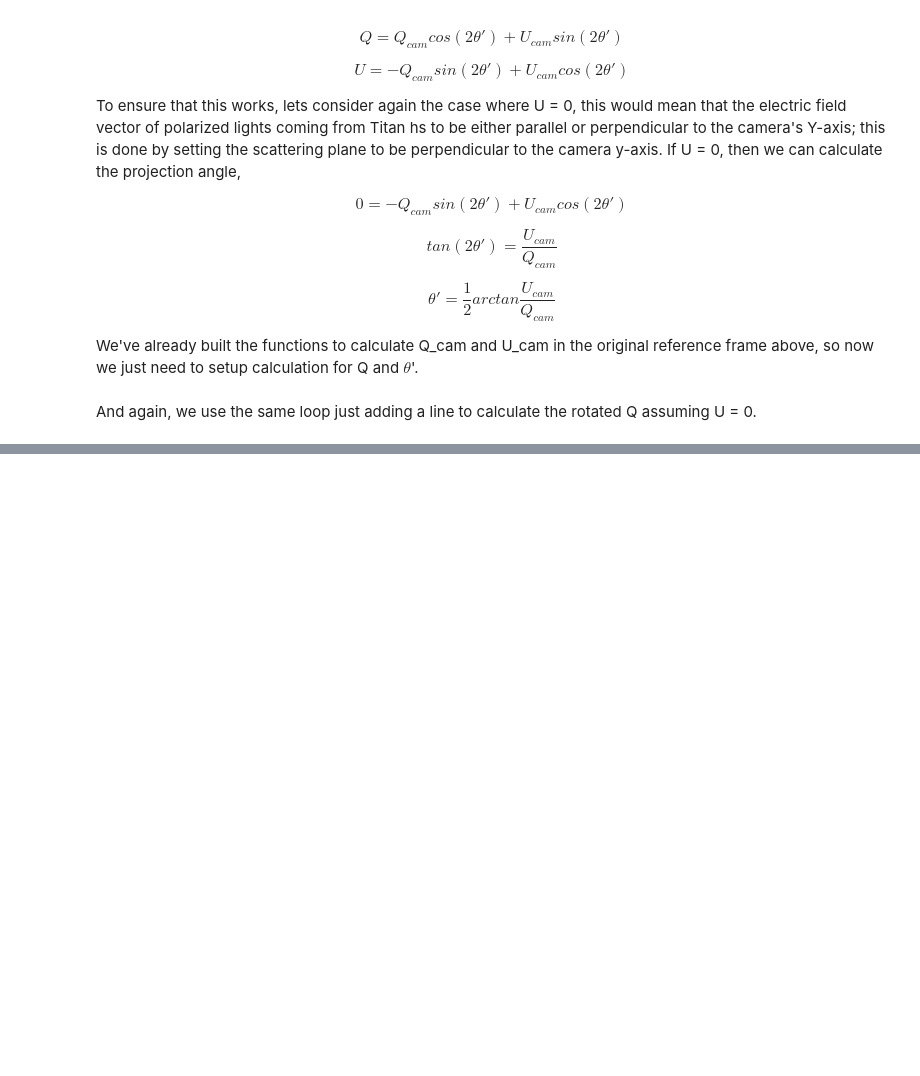
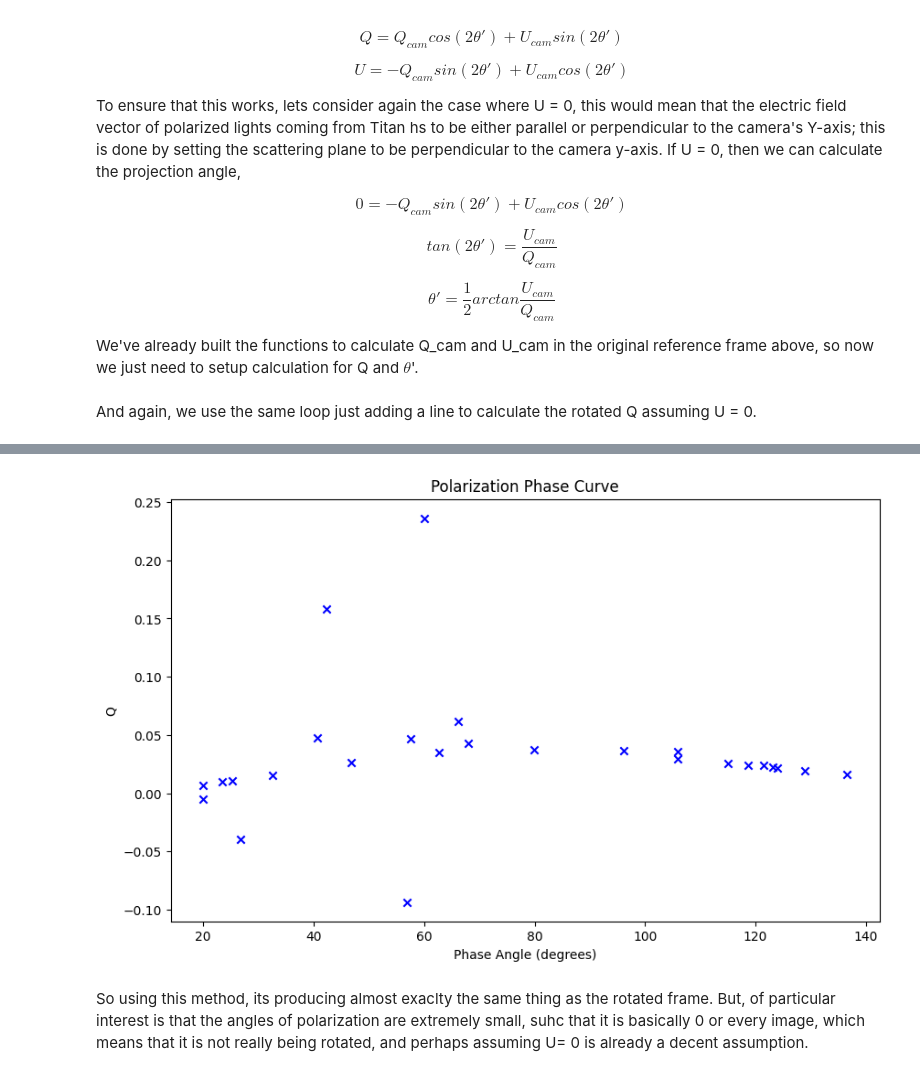
Before and after one commit to amedina-astr/Titan_LC, a Jupyter notebook: Polarization_curves.ipynb, the cells around one changed output, grey strips where cells are left out. Drawn from its saved outputs; the diff is of its cells as text; code cells hidden in the pictures; blank space fills up the shorter version.

```diff
--- a/Polarization_curves.ipynb
+++ b/Polarization_curves.ipynb
@@ -706,0 +749,17 @@ This was expected, but we will progress with an alternative method.
+# %%
+#Creating a 2x2 intertia tensor for brightness centered at the center of the disk of Titan
+#Center given by image_center_tensor
+def tensor_calc(image, center):
+
+    y_index, x_index = np.indices(image.shape)
+    dx = x_index - center[0]
+    dy = y_index - center[1]
+
+    Ixx = np.sum((dy**2)*image)
+    Iyy = np.sum((dx**2)*image)
+    Ixy = np.sum((dy * dx)*image)
+
+    M = np.array([[Ixx, -Ixy],
+                  [-Ixy, Iyy]])
+
+    return M
@@ -706,0 +772,7 @@ This was expected, but we will progress with an alternative method.
+# %%
+def direction_calc(M):
+    eigenval, eigenvec = np.linalg.eigh(M)
+    princ_val = np.argmax(eigenval)
+    princ_vec = eigenvec[:, princ_val]
+    return princ_vec
+#This is the direction of the eigenvector in the Y-axis
@@ -706,0 +790,5 @@ This was expected, but we will progress with an alternative method.
+# %%
+def tensor_angle_calc(princ_vec):
+    Ex, Ey = princ_vec
+    denom = np.sqrt(Ex**2 + Ey**2)
+    return np.arccos( Ey / denom)
@@ -706,0 +807,3 @@ This was expected, but we will progress with an alternative method.
+# %%
+def tensor_Q_calc(Q_cam, tensor_angle):
+    return Q_cam/np.cos(2* tensor_angle)
@@ -706,0 +867,11 @@ This was expected, but we will progress with an alternative method.
+# %%
+plt.figure(figsize=(10, 6))
+plt.scatter(phase_angles, tensor_Qs, color='b', marker='x')
+plt.xlabel('Phase Angle (degrees)')
+plt.ylabel('Q')
+plt.title('Polarization Phase Curve')
+plt.show()
+# %% [output]
+[figure, added]
+# %% [markdown]
+So using this method, its producing almost exaclty the same thing as the rotated frame. But, of particular interest is that the angles of polarization are extremely small, suhc that it is basically 0 or every image, which means that it is not really being rotated, and perhaps assuming U= 0 is already a decent assumption.
```
Also changed, not shown: parts of 16 cells of this notebook.
